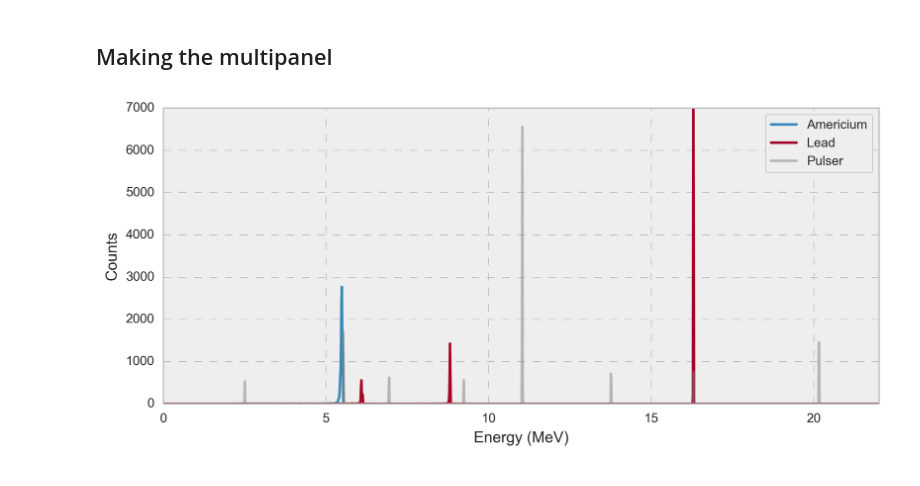
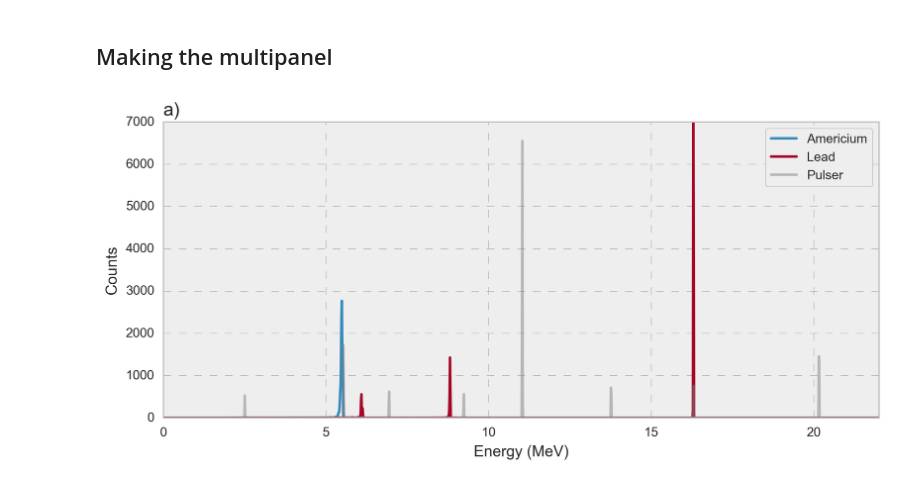
Before and after one commit to orpereira/PHYS469, a Jupyter notebook: alpha_decay/analysis_interim.ipynb, the cells around one changed output. Saved outputs shown, nothing was run; the diff lists cells and outputs as text; code cells hidden in the pictures.

Commit message:
plots

```diff
--- a/alpha_decay/analysis_interim.ipynb
+++ b/alpha_decay/analysis_interim.ipynb
@@ -126,19 +126,20 @@ The peaks are at channels: [521, 751], corresponding to energies: [6.09133923 8.
 # %%
 # plotting the spectra with our americium calibration data and the lead data
 plt.style.use('bmh')
 
 plt.figure(figsize = (10, 4), dpi = 300)
 plt.plot(energy, am_counts, label='Americium')
 plt.plot(energy, pb_counts, label='Lead')
 plt.plot(energy, pulser_counts, label='Pulser', color = 'grey', alpha = 0.5)
 plt.xlabel('Energy (MeV)')
 plt.ylabel('Counts')
 plt.legend( loc = 'upper right', frameon = True)
 plt.xlim(0, 22)
 plt.ylim(0, 7000)
+plt.title('a)', loc = 'left')
 plt.savefig(user_path + '/PHYS469/alpha_decay/figures/spectra.pdf', bbox_inches='tight')
 # %% [output]
-[figure, old version]
+[figure, new version]
 # %%
 # zooming in on the lead spectrum and plotting  with errors
 
```
Also changed, not shown: parts of 1 cell of this notebook, 2 other files.
